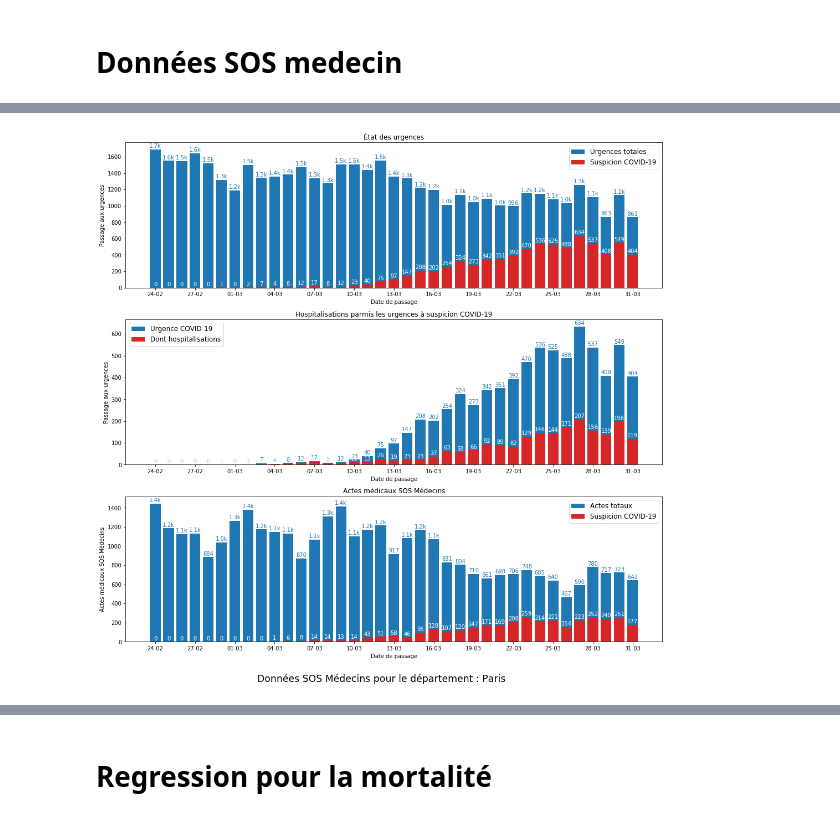
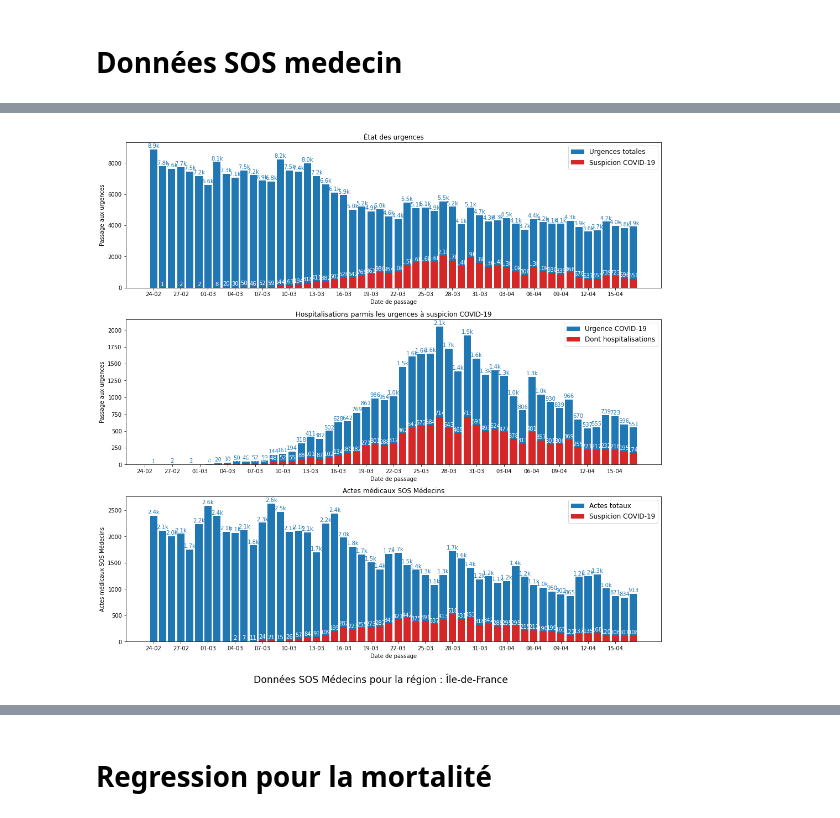
Before and after one commit to alexBDG/Covid-19, a Jupyter notebook: data_visualisation.ipynb, the cells around one changed output, grey strips where cells are left out. Saved outputs shown, nothing was run; the diff lists cells and outputs as text; code cells hidden in the pictures.

```diff
--- a/data_visualisation.ipynb
+++ b/data_visualisation.ipynb
@@ -876,6 +894,8 @@ def autolabel2(rects, axe=None, color=None):
     """Attach a text label above each bar in *rects*, displaying its height."""
     for rect in rects:
         height = rect.get_height()
+        if math.isnan(height):
+            continue
         if height > 9999:
             message = '{0}k'.format(int(height//1000))
         elif height > 999:
@@ -941,7 +961,7 @@ def sosMedecins(idDep=None, idReg=None, sauvegarde=False):
     b1 = plt.bar(etude["date_de_passage"], etude["nbre_pass_tot"], color="C0")
     autolabel2(b1, axe=ax1, color="C0")
     b2 = plt.bar(etude["date_de_passage"], etude["nbre_pass_corona"], color="C3")
-    autolabel(b2, axe=ax1, color="w")
+    autolabel2(b2, axe=ax1, color="w")
     plt.ylabel("Passage aux urgences")
     plt.xlabel("Date de passage")
     plt.xticks(sos_dates)
@@ -955,35 +975,35 @@ def sosMedecins(idDep=None, idReg=None, sauvegarde=False):
         b1 = plt.bar(etude["date_de_passage"], etude["nbre_pass_corona"], color="C0")
         autolabel2(b1, axe=ax2, color="C0")
         b2 = plt.bar(etude["date_de_passage"], etude["nbre_hospit_corona"], color="C3")
-        autolabel(b2, axe=ax2, color="w")
+        autolabel2(b2, axe=ax2, color="w")
         plt.ylabel("Passage aux urgences")
         plt.xlabel("Date de passage")
         plt.xticks(sos_dates)
         plt.legend((b1[0], b2[0]), ('Urgence COVID-19', 'Dont hospitalisations'), fontsize="large")
         iter_fig += 1
 
     # Sous figure 3
     if plot_fig3:
         ax3 = fig.add_subplot(plot_lines, 1, iter_fig)
         ax3.set_title("Actes médicaux SOS Médecins")
         b1 = plt.bar(etude["date_de_passage"], etude["nbre_acte_tot"], color="C0")
         autolabel2(b1, axe=ax3, color="C0")
         b2 = plt.bar(etude["date_de_passage"], etude["nbre_acte_corona"], color="C3")
-        autolabel(b2, axe=ax3, color="w")
+        autolabel2(b2, axe=ax3, color="w")
         plt.ylabel("Actes médicaux SOS Médecins")
         plt.xlabel("Date de passage")
         plt.xticks(sos_dates)
         plt.legend((b1[0], b2[0]), ('Actes totaux', 'Suspicion COVID-19'), fontsize="large")
 
 
 
     fig.suptitle("Données SOS Médecins pour {0} : {1}".format(decoupage ,nom_etude), y=0.035, fontsize="xx-large")
     fig.tight_layout(rect=[0.05, 0.05, 0.95, 0.95])
 
     if sauvegarde:
         plt.savefig(os.path.join(dossier_images, nom_sauvegarde))
 
 
-sosMedecins(idDep=75)
+sosMedecins(idReg=11)#idDep=75)
 # %% [output]
-[figure, old version]
+[figure, new version]
```
Also changed, not shown: parts of 15 cells of this notebook, 1 other file.
